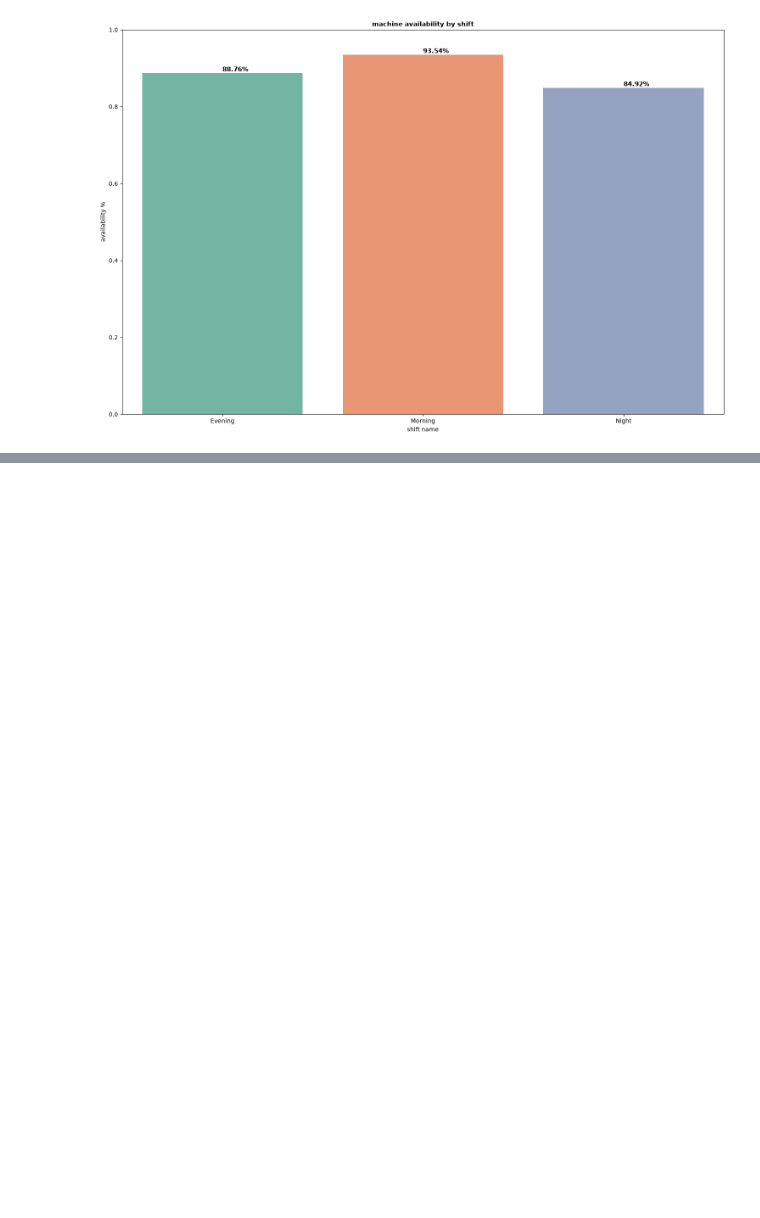
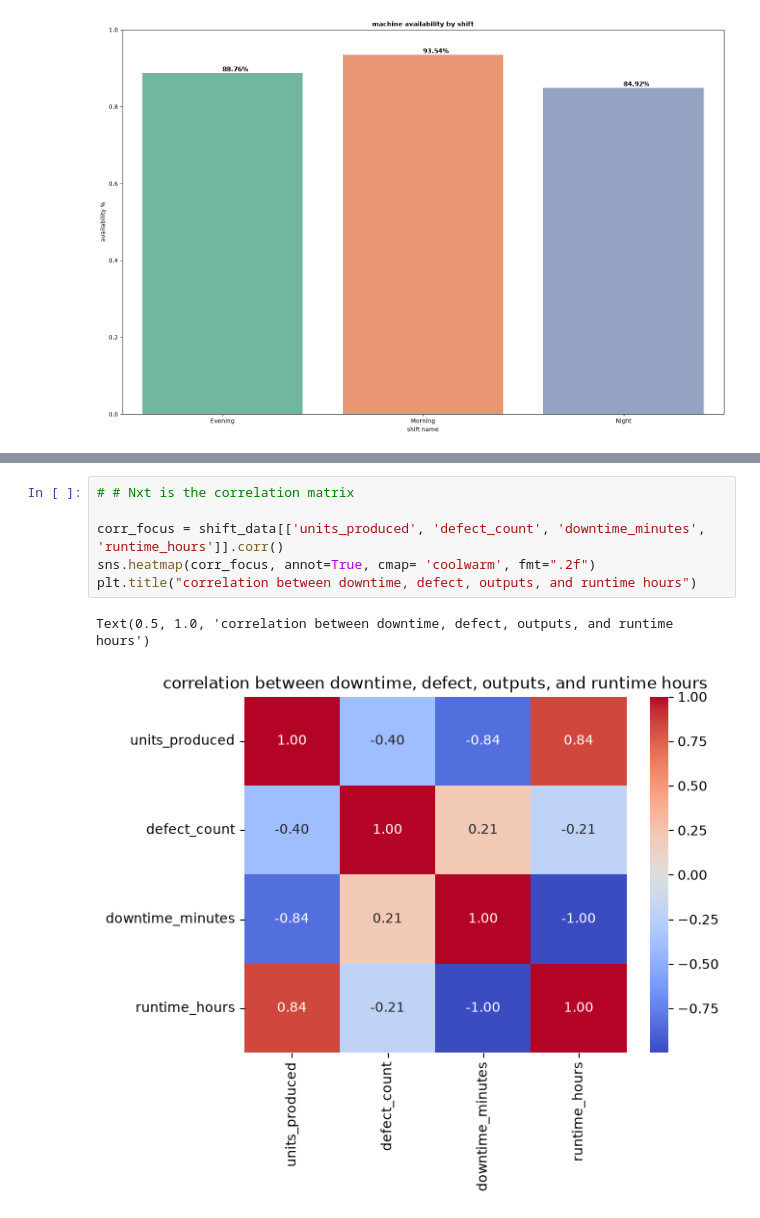
Before and after one commit to victoroluikpe/Nordex-shift-optimization-system, a Jupyter notebook: n/data_processing.ipynb, the cells around one changed output, grey strips where cells are left out. Cells and saved outputs as stored; diff of their text form; blank space fills up the shorter version.

```diff
--- a/n/data_processing.ipynb
+++ b/n/data_processing.ipynb
@@ -525,0 +675,9 @@ plt.show()
+# %%
+# # Nxt is the correlation matrix
+
+corr_focus = shift_data[['units_produced', 'defect_count', 'downtime_minutes', 'runtime_hours']].corr()
+sns.heatmap(corr_focus, annot=True, cmap= 'coolwarm', fmt=".2f")
+plt.title("correlation between downtime, defect, outputs, and runtime hours")
+# %% [output]
+Text(0.5, 1.0, 'correlation between downtime, defect, outputs, and runtime hours')
+[figure, added]
```
Also changed, not shown: parts of 24 cells of this notebook.
